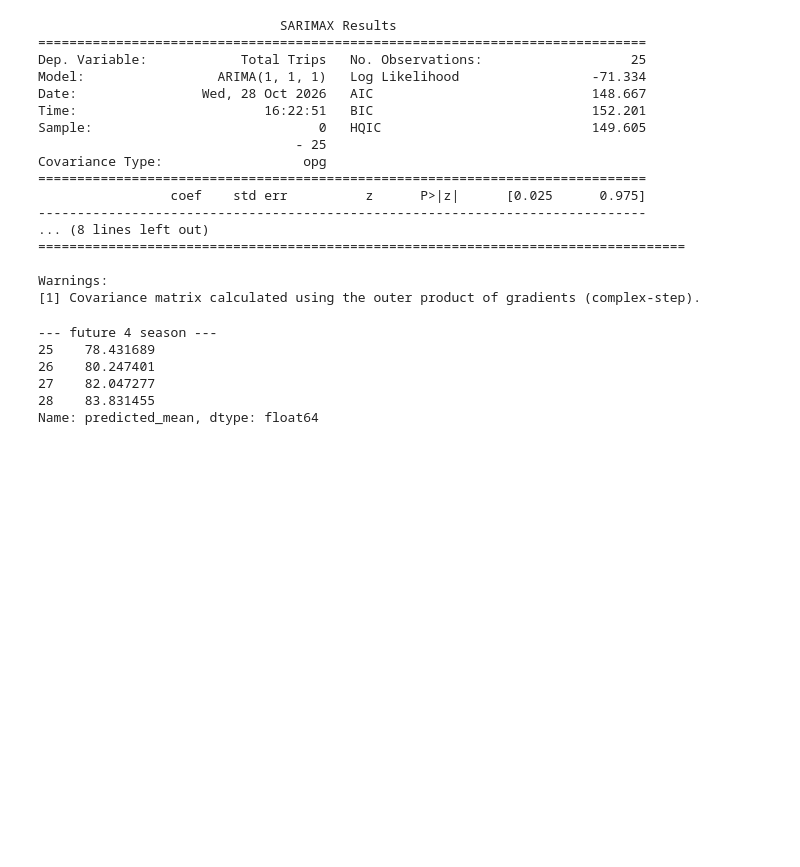
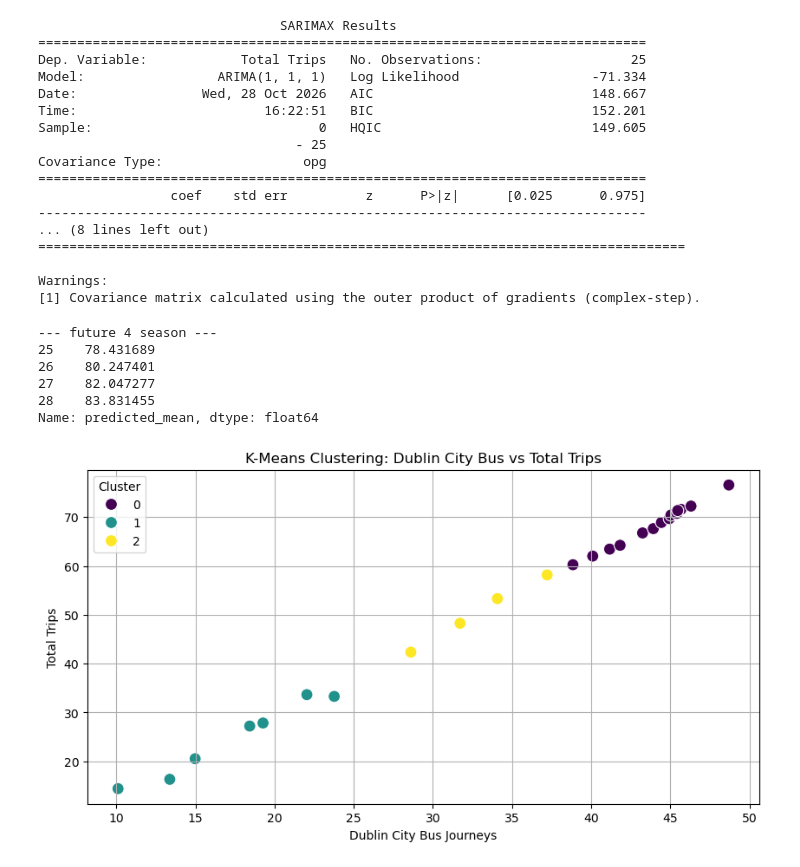
Before and after one commit to narantungalag-cct/CA1-2026022, a Jupyter notebook: notebook/CA1.ipynb, the cells around one changed output. Drawn from its saved outputs; the diff is of its cells as text; code cells hidden in the pictures; blank space fills up the shorter version.

```diff
--- a/notebook/CA1.ipynb
+++ b/notebook/CA1.ipynb
@@ -234,0 +238,11 @@ Name: predicted_mean, dtype: float64
+# %%
+plt.figure(figsize=(10, 5))
+sns.scatterplot(data=df1, x='Dublin City Bus', y='Total Trips', hue='Cluster', palette='viridis', s=100, marker='o')
+plt.title('K-Means Clustering: Dublin City Bus vs Total Trips')
+plt.xlabel('Dublin City Bus Journeys')
+plt.ylabel('Total Trips')
+plt.legend(title='Cluster')
+plt.grid(True)
+plt.show()
+# %% [output]
+[figure, added]
```
Also changed, not shown: parts of 3 cells of this notebook.
